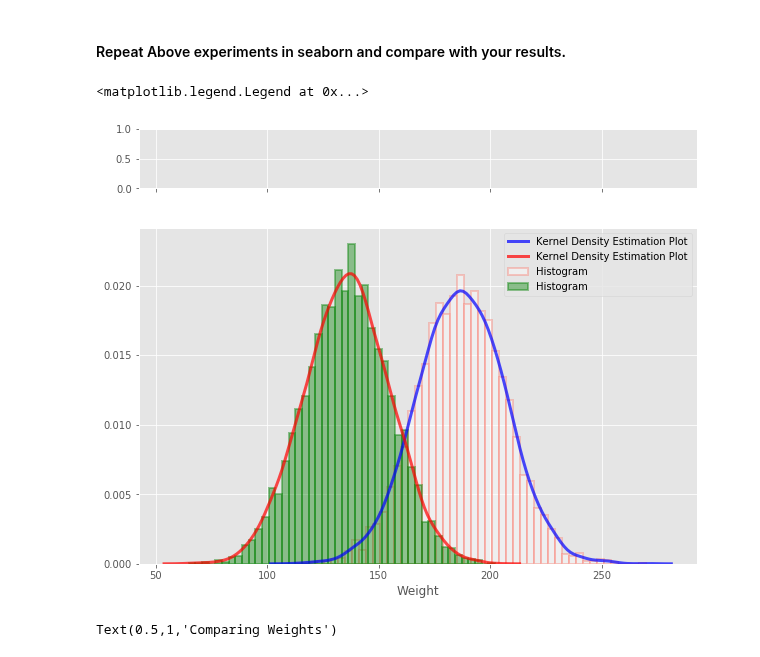
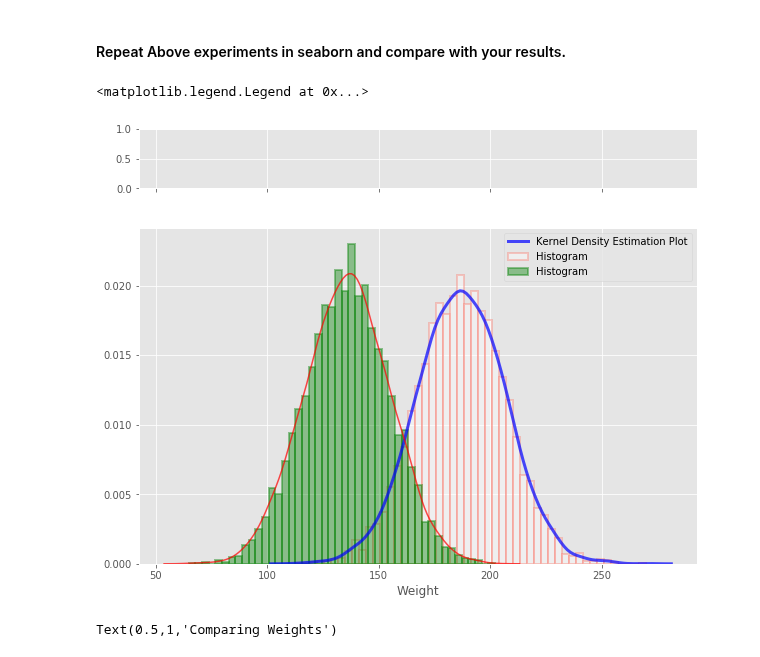
Before and after one commit to rvent/dsc-1-09-11-the-probability-density-function-lab-nyc-ds-career-012819, a Jupyter notebook: index.ipynb, the cells around one changed output. Drawn from its saved outputs; the diff is of its cells as text; code cells hidden in the pictures.

```diff
--- a/index.ipynb
+++ b/index.ipynb
@@ -142,36 +142,36 @@ fig, (ax, ax2) = plt.subplots(2, sharex=True, gridspec_kw={"height_ratios": (.15
                               figsize = (10,8))
 
 sns.distplot(male_df.Weight,
              hist=True, hist_kws={
                                   "linewidth": 2,
                                   "edgecolor" :'salmon',
                                   "alpha": 0.4,
                                   "color":  "w",
                                   "label": "Histogram",
                                   },
              kde=True, kde_kws = {'linewidth': 3,
                                   'color': "blue",
                                   "alpha": 0.7,
                                   'label':'Kernel Density Estimation Plot'
                                  }
             )
 sns.distplot(female_df.Weight,
              hist=True, hist_kws={
                                   "linewidth": 2,
                                   "edgecolor" :'green',
                                   "alpha": 0.4,
                                   "color":  "green",
-                                  "label": "Histogram",
+                            ,
                                   },
-             kde=True, kde_kws = {'linewidth': 3,
+             kde=True, kde_kws = {
                                   'color': "red",
                                   "alpha": 0.7,
                                  }
             )
 plt.legend()
 # %% [output]
 <matplotlib.legend.Legend at 0x...>
-[figure, old version]
+[figure, new version]
 # %%
 # %% [output]
 Text(0.5,1,'Comparing Weights')
```
